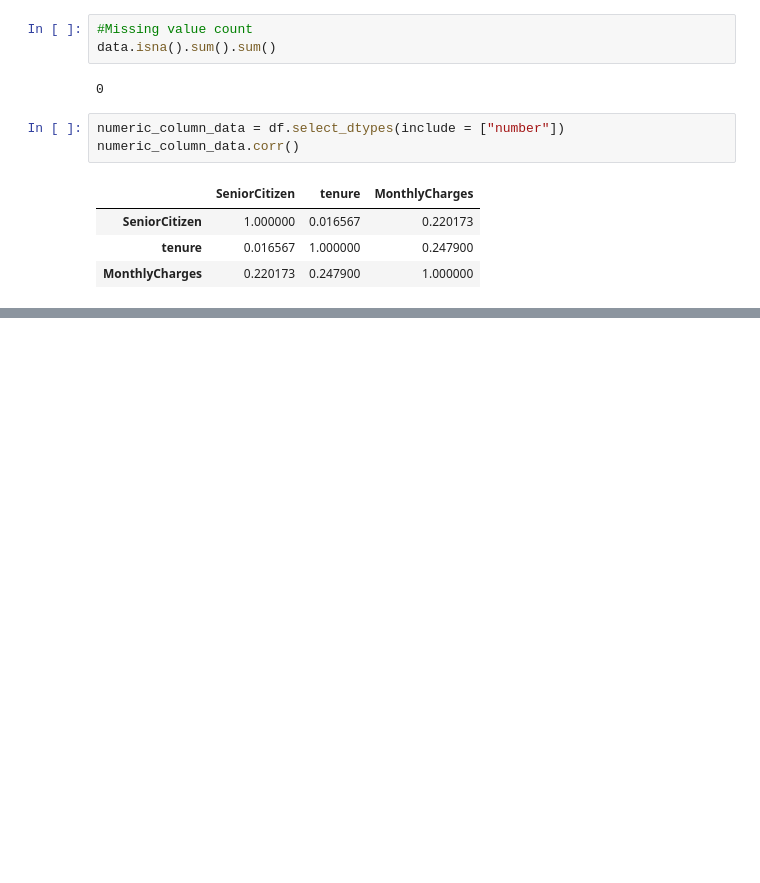
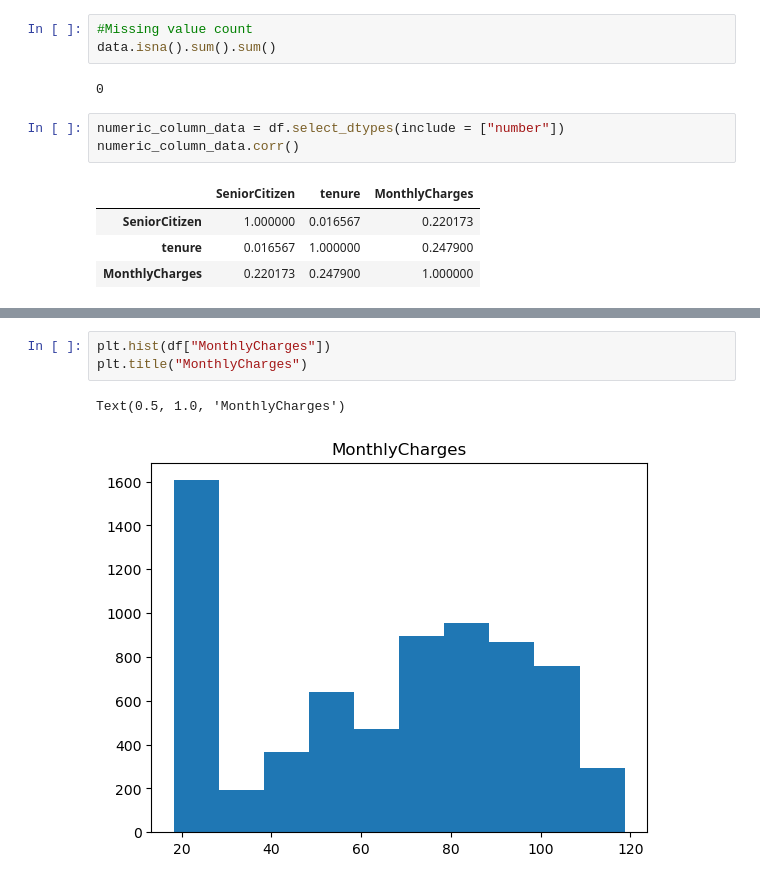
Before and after one commit to YasiruMethmal123/Telco-Customer-Churn, a Jupyter notebook: script/Churn Prediction.ipynb, the cells around one changed output, grey strips where cells are left out. Saved outputs shown, nothing was run; the diff lists cells and outputs as text; blank space fills up the shorter version.

```diff
--- a/script/Churn Prediction.ipynb
+++ b/script/Churn Prediction.ipynb
@@ -97,0 +121,6 @@ numeric_column_data.corr()
+# %%
+plt.hist(df["MonthlyCharges"])
+plt.title("MonthlyCharges")
+# %% [output]
+Text(0.5, 1.0, 'MonthlyCharges')
+[figure, added]
```
Also changed, not shown: parts of 6 cells of this notebook.
